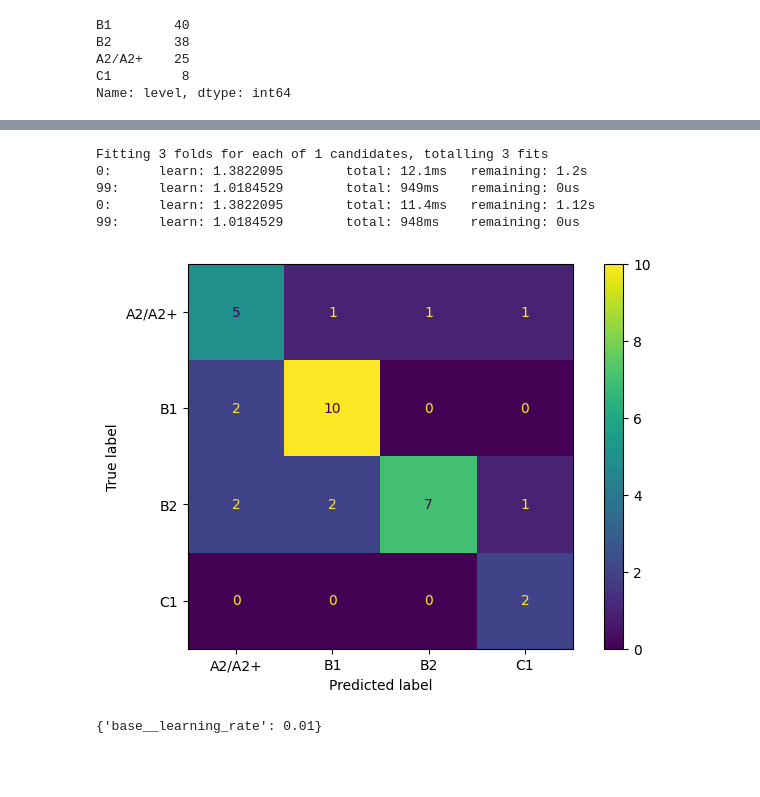
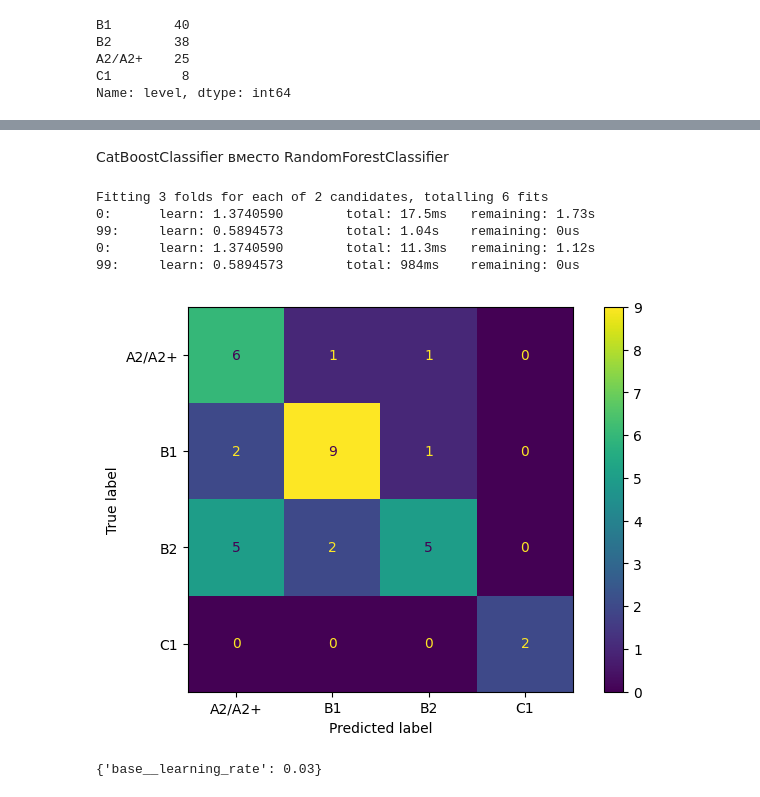
Before and after one commit to kirillva/workshop02, a Jupyter notebook: subtitles.ipynb, the cells around one changed output, grey strips where cells are left out. Cells and saved outputs as stored; diff of their text form; code cells hidden in the pictures; blank space fills up the shorter version.

```diff
--- a/subtitles.ipynb
+++ b/subtitles.ipynb
@@ -230,12 +241,12 @@ pipeline = Pipeline(
 )
 
 param_grid = {
-    "tfidf__min_df": [i for i in range(30,50,5)],
-    "tfidf__max_df": [i for i in range(300,1000,100)],
-    # "base__n_estimators": [i for i in range(150,250,50)],
-    # "base__max_depth": [i for i in range(25,35,5)],
-    # "base__min_samples_split":[i for i in range(6,10,2)],
-    # "base__min_samples_leaf": [2],
+    "tfidf__min_df": [i for i in range(40,50,5)],
+    "tfidf__max_df": [i for i in range(500,1000,100)],
+    "base__n_estimators": [i for i in range(150,250,50)],
+    "base__max_depth": [i for i in range(25,35,5)],
+    "base__min_samples_split":[i for i in range(6,10,2)],
+    "base__min_samples_leaf": [2],
 }
 
 estimator, best_params = search_best_estimator(pipeline, param_grid, x, y)
@@ -247,6 +258,5 @@ estimator.fit(X_train, y_train)
 y_preds = estimator.predict(X_test)
 plot_confusion_matrix(y_test, y_preds, estimator)
 
-# print(len(list(estimator[0].vocabulary_)))
 print(best_params)
 # %% [output]
@@ -379,33 +395,32 @@ print( f' Model F1-score: {f1_score(y_test, y_preds3, average="weighted")}' )
+# %% [markdown]
+CatBoostClassifier вместо RandomForestClassifier
 # %%
 vect_x = vectorizer.transform(x)
 vect_x = sparse.hstack((sparse.csr_matrix(df_films_splitted[['mean','median']].values), vect_x))
 
 nm = NearMiss()
 X_res, Y_res = nm.fit_resample(vect_x, y)
 pipeline4 = Pipeline( steps = [("base", CatBoostClassifier(iterations=100, verbose=100, task_type='GPU') )]  )
-# CatBoostClassifier(task_type='GPU')
+
 param_grid4 = {
-    # "base__n_estimators": [i for i in range(200,300,50)],
-    # "base__max_depth": [i for i in range(25,35,5)],
-    # "base__min_samples_split": [i for i in range(8,12,2)],
-    'base__learning_rate': [0.01],
+    'base__learning_rate': [0.01, 0.03],
 }
 estimator4, best_params4 = search_best_estimator(pipeline4, param_grid4, X_res, Y_res)
 X_train, X_test, y_train, y_test = train_test_split(
     vect_x, y, random_state=42, test_size=0.3, stratify=y
 )
 estimator4.fit(X_res, Y_res)
-y_preds4 = estimator3.predict(X_test)
+y_preds4 = estimator4.predict(X_test)
 plot_confusion_matrix(y_test, y_preds4, estimator4)
 print(best_params4)
 # %% [output]
-Fitting 3 folds for each of 1 candidates, totalling 3 fits
-0:      learn: 1.3822095        total: 12.1ms   remaining: 1.2s
-99:     learn: 1.0184529        total: 949ms    remaining: 0us
-0:      learn: 1.3822095        total: 11.4ms   remaining: 1.12s
-99:     learn: 1.0184529        total: 948ms    remaining: 0us
+Fitting 3 folds for each of 2 candidates, totalling 6 fits
+0:      learn: 1.3740590        total: 17.5ms   remaining: 1.73s
+99:     learn: 0.5894573        total: 1.04s    remaining: 0us
+0:      learn: 1.3740590        total: 11.3ms   remaining: 1.12s
+99:     learn: 0.5894573        total: 984ms    remaining: 0us
-[figure, old version]
+[figure, new version]
-{'base__learning_rate': 0.01}
+{'base__learning_rate': 0.03}
 # %%
 print( f' Model F1-score: {f1_score(y_test, y_preds4, average="weighted")}' )
 # %% [output]
```
Also changed, not shown: parts of 23 cells of this notebook, 1 other file.
